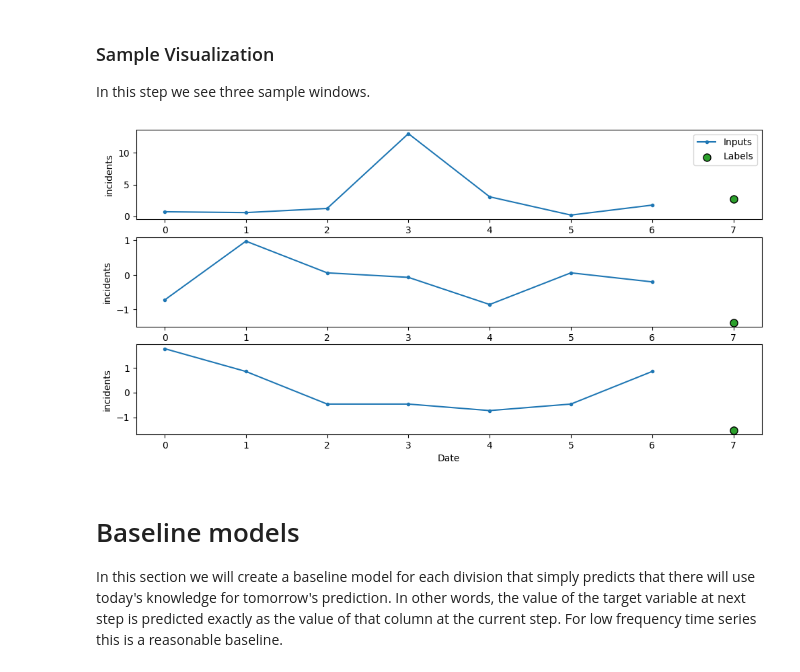
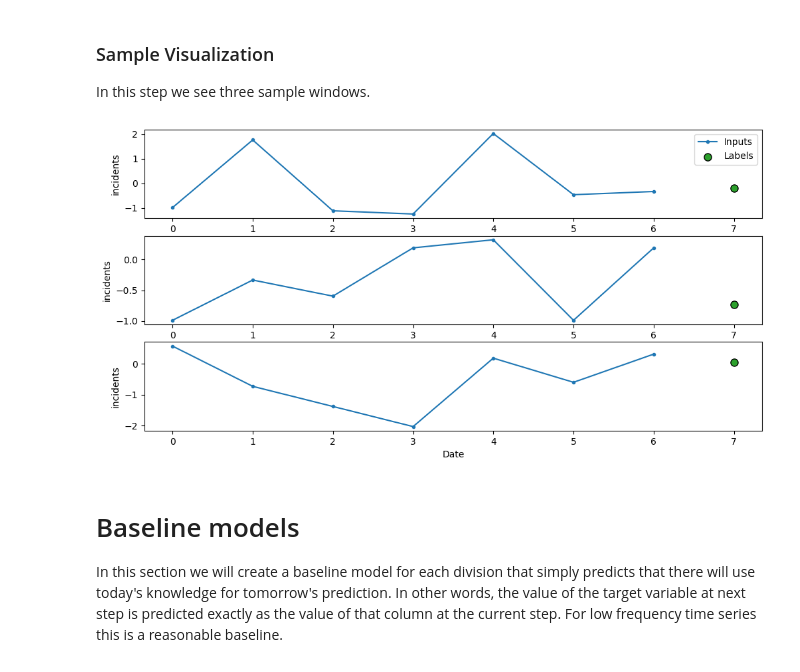
Before and after one commit to naderghanbari/mcgill-capstone, a Jupyter notebook: capstone_models.ipynb, the cells around one changed output. Saved outputs shown, nothing was run; the diff lists cells and outputs as text; code cells hidden in the pictures.

```diff
--- a/capstone_models.ipynb
+++ b/capstone_models.ipynb
@@ -290,8 +290,8 @@ class WindowGenerator():
     ds = ds.map(self.split_window)
     return ds
 
-  def plot(self, example, plot_col, model=None, max_subplots=3, xlabel="Date"):
-    inputs, labels = example
+  def plot(self, plot_col, model=None, max_subplots=3, xlabel="Date"):
+    inputs, labels = self.example
     plot_col_index = self.column_indices[plot_col]
     max_n = min(max_subplots, len(inputs))
     for n in range(max_n):
@@ -329,6 +329,17 @@ class WindowGenerator():
   def test(self):
     return self.make_dataset(self.dataset.test)
 
+  @property
+  def example(self):
+    """Get and cache an example batch of `inputs, labels` for plotting."""
+    result = getattr(self, '_example', None)
+    if result is None:
+      # No example batch was found, so get one from the `.train` dataset
+      result = next(iter(self.train))
+      # And cache it for next time
+      self._example = result
+    return result
+
   def __repr__(self):
     return '\n'.join([
         f'Total window size: {self.total_window_size}',
@@ -381,11 +392,11 @@ In this step we see three sample windows.
 # %%
 # Set plot dpi and size
 plt.rcParams["figure.dpi"] = 100
 plt.rcParams["figure.figsize"] = (12,6)
 
-w1.plot(example=(example_inputs, example_labels), plot_col="incidents")
+w1.plot(plot_col="incidents")
 # %% [output]
-[figure, old version]
+[figure, new version]
 # %% [markdown]
 # Baseline models
 In this section we will create a baseline model for each division
```
Also changed, not shown: parts of 5 cells of this notebook.
